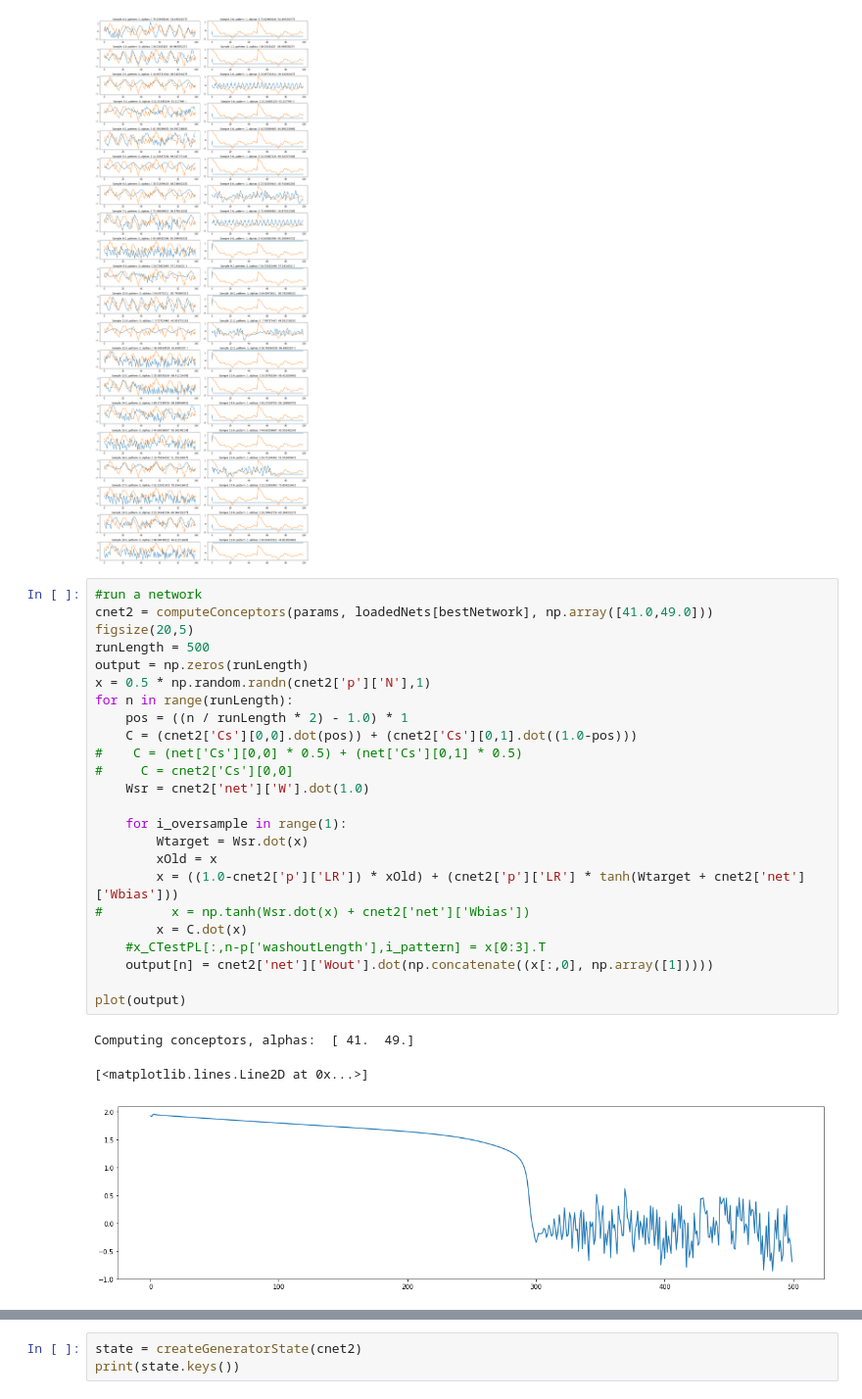
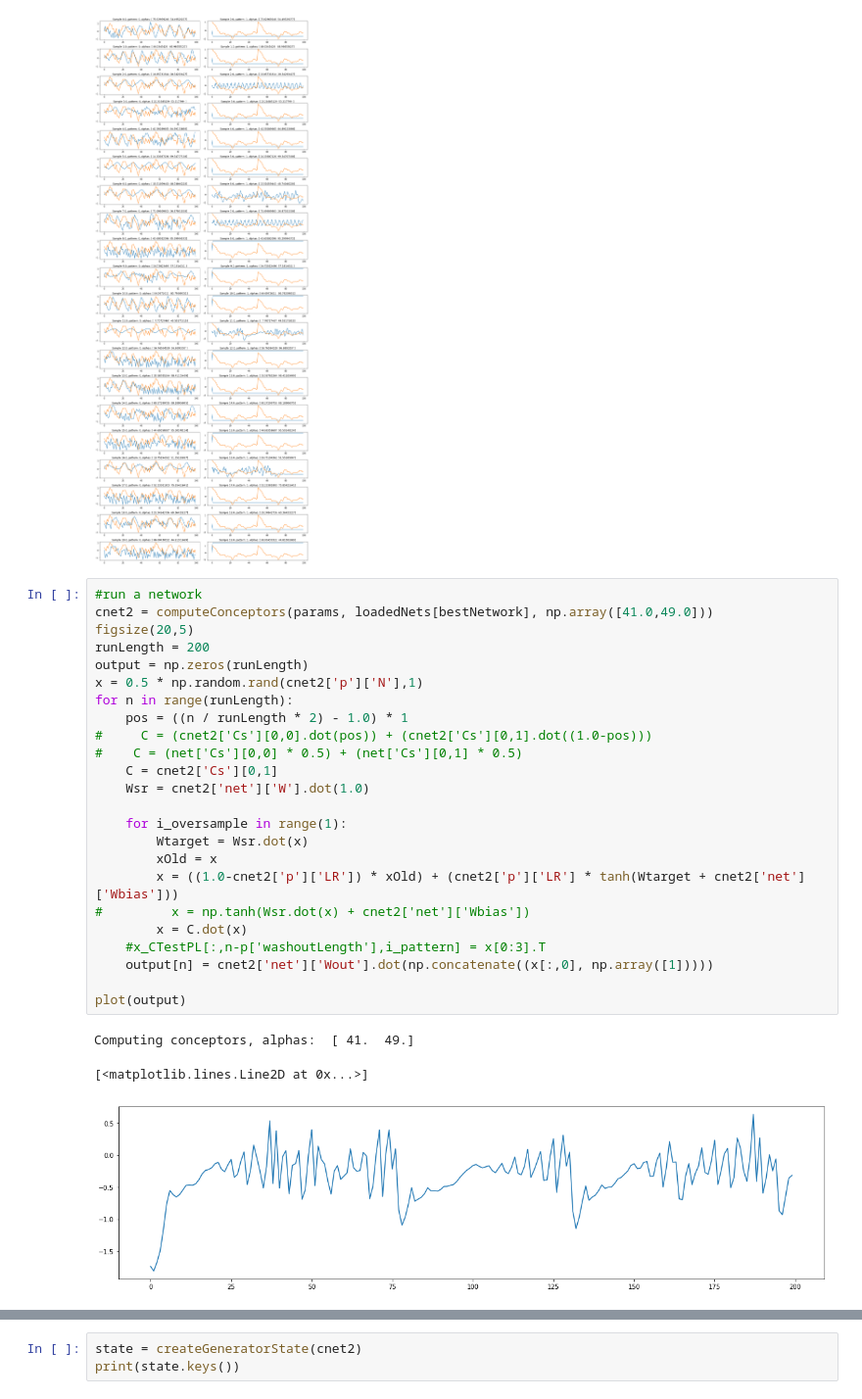
Before and after one commit to chriskiefer/chrysalisConceptors, a Jupyter notebook: Conceptor Patterns 3 CK.ipynb, the cells around one changed output, grey strips where cells are left out. Shown at 98% size. Saved outputs shown, nothing was run; the diff lists cells and outputs as text.

Commit message:
randomise network state

```diff
--- a/Conceptor Patterns 3 CK.ipynb
+++ b/Conceptor Patterns 3 CK.ipynb
@@ -248,31 +248,31 @@ Computing conceptors, alphas:  [ 86.00430322  44.81301689]
 # %%
 #run a network
 cnet2 = computeConceptors(params, loadedNets[bestNetwork], np.array([41.0,49.0]))
 figsize(20,5)
-runLength = 500
+runLength = 200
 output = np.zeros(runLength)
-x = 0.5 * np.random.randn(cnet2['p']['N'],1)
+x = 0.5 * np.random.rand(cnet2['p']['N'],1)
 for n in range(runLength):
     pos = ((n / runLength * 2) - 1.0) * 1
-    C = (cnet2['Cs'][0,0].dot(pos)) + (cnet2['Cs'][0,1].dot((1.0-pos)))
+#     C = (cnet2['Cs'][0,0].dot(pos)) + (cnet2['Cs'][0,1].dot((1.0-pos)))
 #    C = (net['Cs'][0,0] * 0.5) + (net['Cs'][0,1] * 0.5)
-#     C = cnet2['Cs'][0,0]
+    C = cnet2['Cs'][0,1]
     Wsr = cnet2['net']['W'].dot(1.0)
 
     for i_oversample in range(1):
         Wtarget = Wsr.dot(x)
         xOld = x
         x = ((1.0-cnet2['p']['LR']) * xOld) + (cnet2['p']['LR'] * tanh(Wtarget + cnet2['net']['Wbias']))
 #         x = np.tanh(Wsr.dot(x) + cnet2['net']['Wbias'])
         x = C.dot(x)
     #x_CTestPL[:,n-p['washoutLength'],i_pattern] = x[0:3].T
     output[n] = cnet2['net']['Wout'].dot(np.concatenate((x[:,0], np.array([1]))))
 
 plot(output)
 # %% [output]
 Computing conceptors, alphas:  [ 41.  49.]
 [<matplotlib.lines.Line2D at 0x...>]
-[figure, old version]
+[figure, new version]
 # %%
 import datetime
 str(datetime.datetime.timestamp(datetime.datetime.now()))
```
Also changed, not shown: parts of 4 cells of this notebook, 1 other file.
